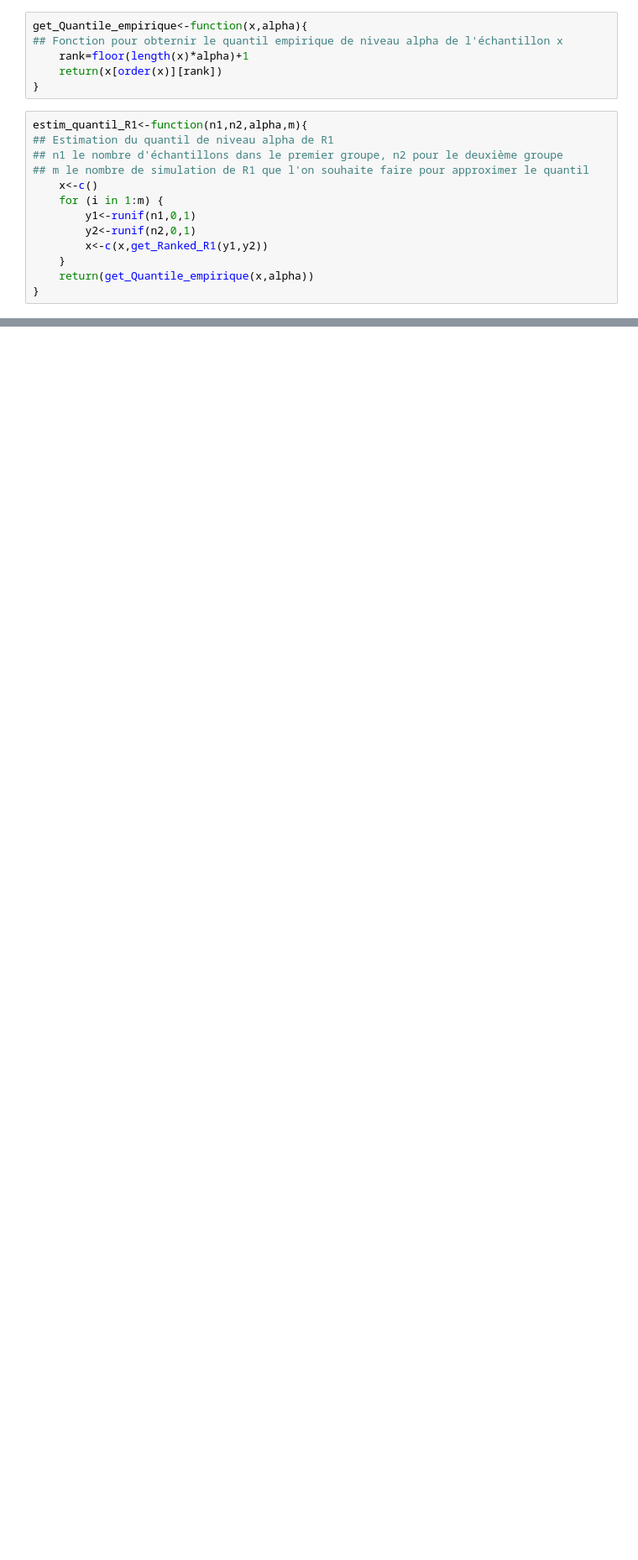
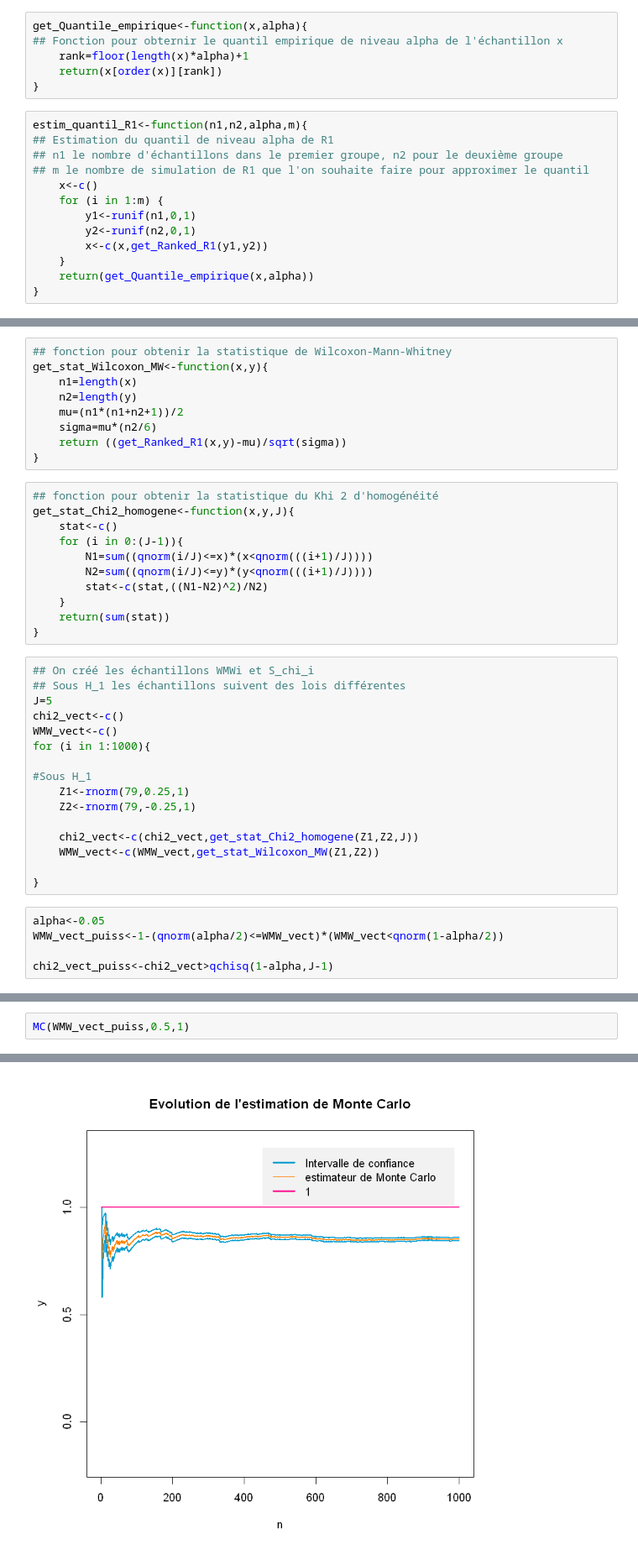
Before and after one commit to DatenBiene/Statistiques1_ProjetEnsae, a Jupyter notebook: Code R.ipynb, the cells around one changed output, grey strips where cells are left out. Shown at 84% size. Drawn from its saved outputs; the diff is of its cells as text; blank space fills up the shorter version.

```diff
--- a/Code R.ipynb
+++ b/Code R.ipynb
@@ -348,0 +155,41 @@ m<-3051
+# %%
+## fonction pour obtenir la statistique de Wilcoxon-Mann-Whitney
+get_stat_Wilcoxon_MW<-function(x,y){
+    n1=length(x)
+    n2=length(y)
+    mu=(n1*(n1+n2+1))/2
+    sigma=mu*(n2/6)
+    return ((get_Ranked_R1(x,y)-mu)/sqrt(sigma))
+}
+# %%
+## fonction pour obtenir la statistique du Khi 2 d'homogénéité
+get_stat_Chi2_homogene<-function(x,y,J){
+    stat<-c()
+    for (i in 0:(J-1)){
+        N1=sum((qnorm(i/J)<=x)*(x<qnorm(((i+1)/J))))
+        N2=sum((qnorm(i/J)<=y)*(y<qnorm(((i+1)/J))))
+        stat<-c(stat,((N1-N2)^2)/N2)
+    }
+    return(sum(stat))
+}
+# %%
+## On créé les échantillons WMWi et S_chi_i
+## Sous H_1 les échantillons suivent des lois différentes
+J=5
+chi2_vect<-c()
+WMW_vect<-c()
+for (i in 1:1000){
+
+#Sous H_1
+    Z1<-rnorm(79,0.25,1)
+    Z2<-rnorm(79,-0.25,1)
+
+    chi2_vect<-c(chi2_vect,get_stat_Chi2_homogene(Z1,Z2,J))
+    WMW_vect<-c(WMW_vect,get_stat_Wilcoxon_MW(Z1,Z2))
+
+}
+# %%
+alpha<-0.05
+WMW_vect_puiss<-1-(qnorm(alpha/2)<=WMW_vect)*(WMW_vect<qnorm(1-alpha/2))
+
+chi2_vect_puiss<-chi2_vect>qchisq(1-alpha,J-1)
@@ -348,0 +198,3 @@ m<-3051
+# %%
+MC(WMW_vect_puiss,0.5,1)
+# %% [output]
@@ -348,0 +203 @@ m<-3051
+[figure, added]
```
Also changed, not shown: parts of 61 cells of this notebook, 6 other files.
